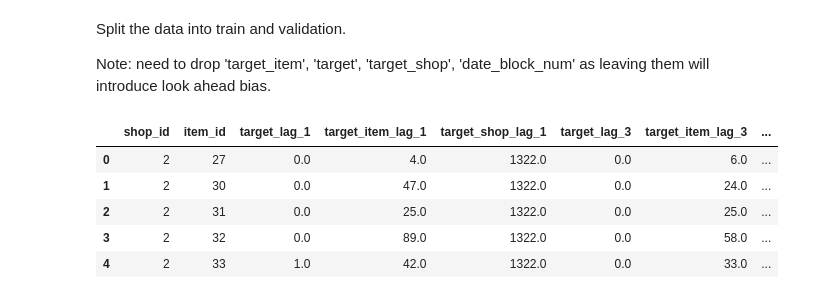
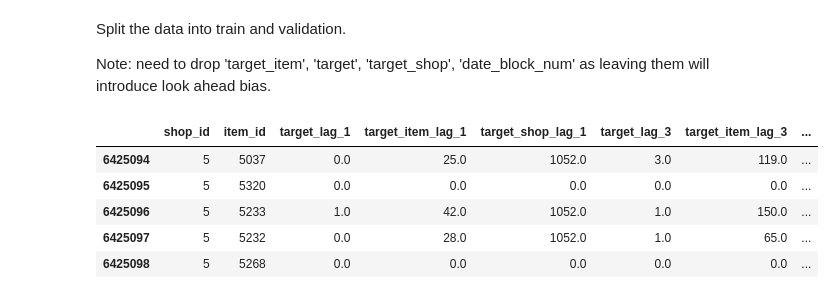
Before and after one commit to surfertas/machine_learning, a Jupyter notebook: kaggle/predict_future_sale/2-1-prediction_lagged_features_v0.ipynb, the cells around one changed output. Cells and saved outputs as stored; diff of their text form; code cells hidden in the pictures.

```diff
--- a/kaggle/predict_future_sale/2-1-prediction_lagged_features_v0.ipynb
+++ b/kaggle/predict_future_sale/2-1-prediction_lagged_features_v0.ipynb
@@ -124,0 +166,2 @@ Note that assigning aggregate values as a feature is a form of mean encoding.
+# %%
+all_data = pd.concat([data,test], axis=0)
@@ -127,6 +172,8 @@ Note that assigning aggregate values as a feature is a form of mean encoding.
 
 Using 1,3,12 for ranges. (Note: Adding more lagged features resulted in memry issues. Need to address)
 # %%
+data = all_data
+
 
 # List of columns that we will use to create lags
 cols_to_rename = list(data.columns.difference(index_cols))
@@ -168,7 +215,7 @@ Failed to display Jupyter Widget of type HBox.
 If you're reading this message in the Jupyter Notebook or JupyterLab Notebook, it may mean that the widgets JavaScript is still loading. If this message persists, it likely means that the widgets Java ...
 If you're reading this message in another frontend (for example, a static rendering on GitHub or NBViewer), it may mean that your frontend doesn't currently support widgets.
 # %%
-path = "2-1-lagged-features.csv"
+path = "2-1-lagged-features-all.csv"
 
 if os.path.isfile(path):
     data = pd.read_csv(path)
@@ -203,23 +250,26 @@ Split the data into train and validation.
 Note: need to drop 'target_item', 'target', 'target_shop', 'date_block_num' as leaving them will introduce look ahead bias.
 # %%
 dates_train = dates[dates <  last_block]
-dates_valid  = dates[dates == last_block]
+dates_test  = dates[dates == last_block]
+dates_valid = dates.unique()[-4:-1] # 31,32,33
 
 # Drop columns that would introduce look ahead bias
-X_train = data.loc[dates <  last_block].drop(to_drop_cols, axis=1)
-X_valid =  data.loc[dates == last_block].drop(to_drop_cols, axis=1)
+X_train = data.loc[dates <  dates_valid[0]].drop(to_drop_cols, axis=1)
+X_valid = data.loc[dates.isin(dates_valid)].drop(to_drop_cols, axis=1)
+X_test =  data.loc[dates == last_block].drop(to_drop_cols, axis=1)
 
-y_train = data.loc[dates <  last_block, 'target'].values
-y_valid =  data.loc[dates == last_block, 'target'].values
+y_train = data.loc[dates < dates_valid[0], 'target'].values
+y_valid = data.loc[dates.isin(dates_valid), 'target'].values
+y_test =  data.loc[dates == last_block, 'target'].values
 # %%
-X_train.head()
+X_test.head()
 # %% [output]
 |  | shop_id | item_id | target_lag_1 | target_item_lag_1 | target_shop_lag_1 | target_lag_3 | target_item_lag_3 | ... |
-| 0 | 2 | 27 | 0.0 | 4.0 | 1322.0 | 0.0 | 6.0 | ... |
-| 1 | 2 | 30 | 0.0 | 47.0 | 1322.0 | 0.0 | 24.0 | ... |
-| 2 | 2 | 31 | 0.0 | 25.0 | 1322.0 | 0.0 | 25.0 | ... |
-| 3 | 2 | 32 | 0.0 | 89.0 | 1322.0 | 0.0 | 58.0 | ... |
-| 4 | 2 | 33 | 1.0 | 42.0 | 1322.0 | 0.0 | 33.0 | ... |
+| 6425094 | 5 | 5037 | 0.0 | 25.0 | 1052.0 | 3.0 | 119.0 | ... |
+| 6425095 | 5 | 5320 | 0.0 | 0.0 | 0.0 | 0.0 | 0.0 | ... |
+| 6425096 | 5 | 5233 | 1.0 | 42.0 | 1052.0 | 1.0 | 150.0 | ... |
+| 6425097 | 5 | 5232 | 0.0 | 28.0 | 1052.0 | 1.0 | 65.0 | ... |
+| 6425098 | 5 | 5268 | 0.0 | 0.0 | 0.0 | 0.0 | 0.0 | ... |
 # %%
 from sklearn.linear_model import LinearRegression
 from sklearn.metrics import r2_score
```
Also changed, not shown: parts of 24 cells of this notebook.
